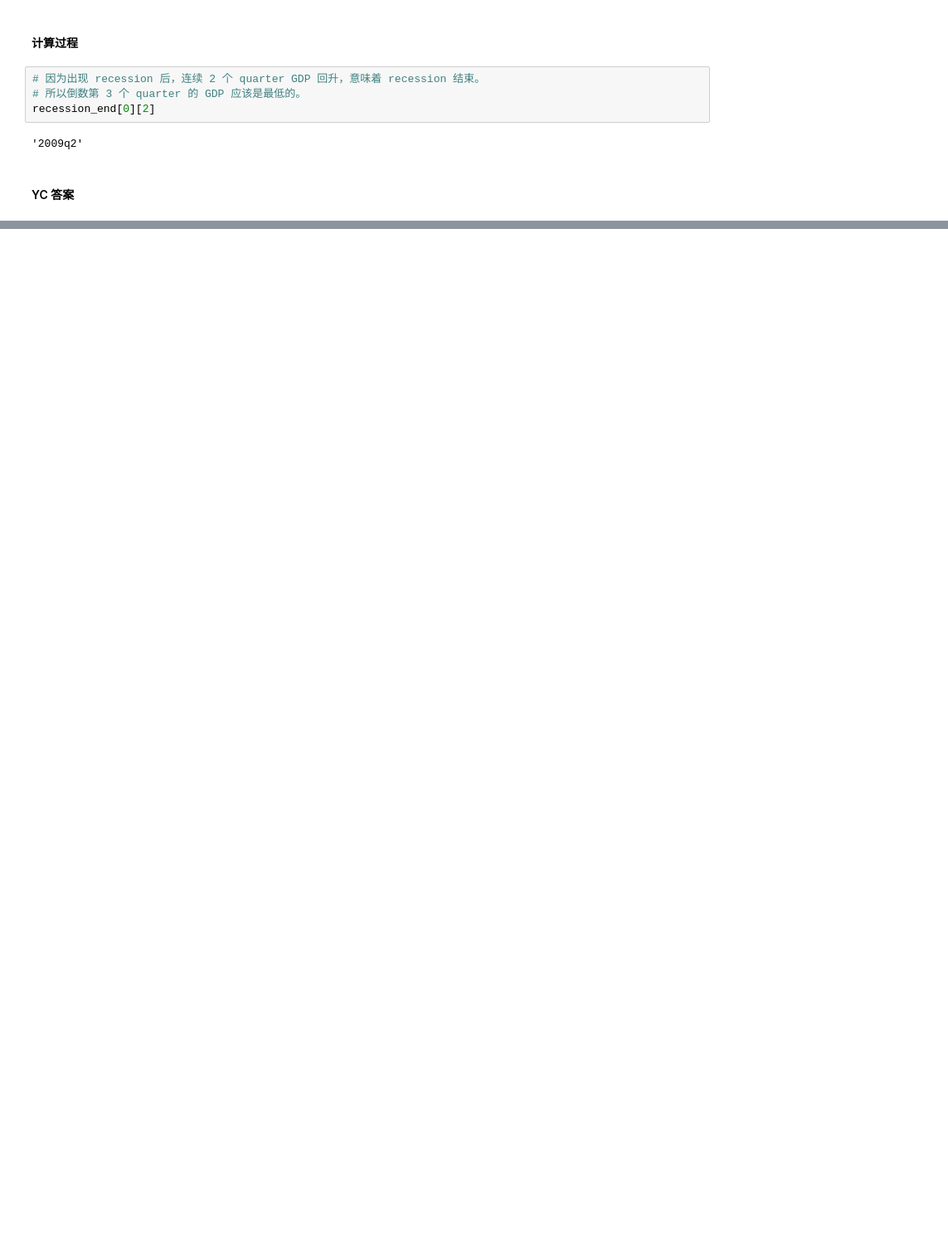
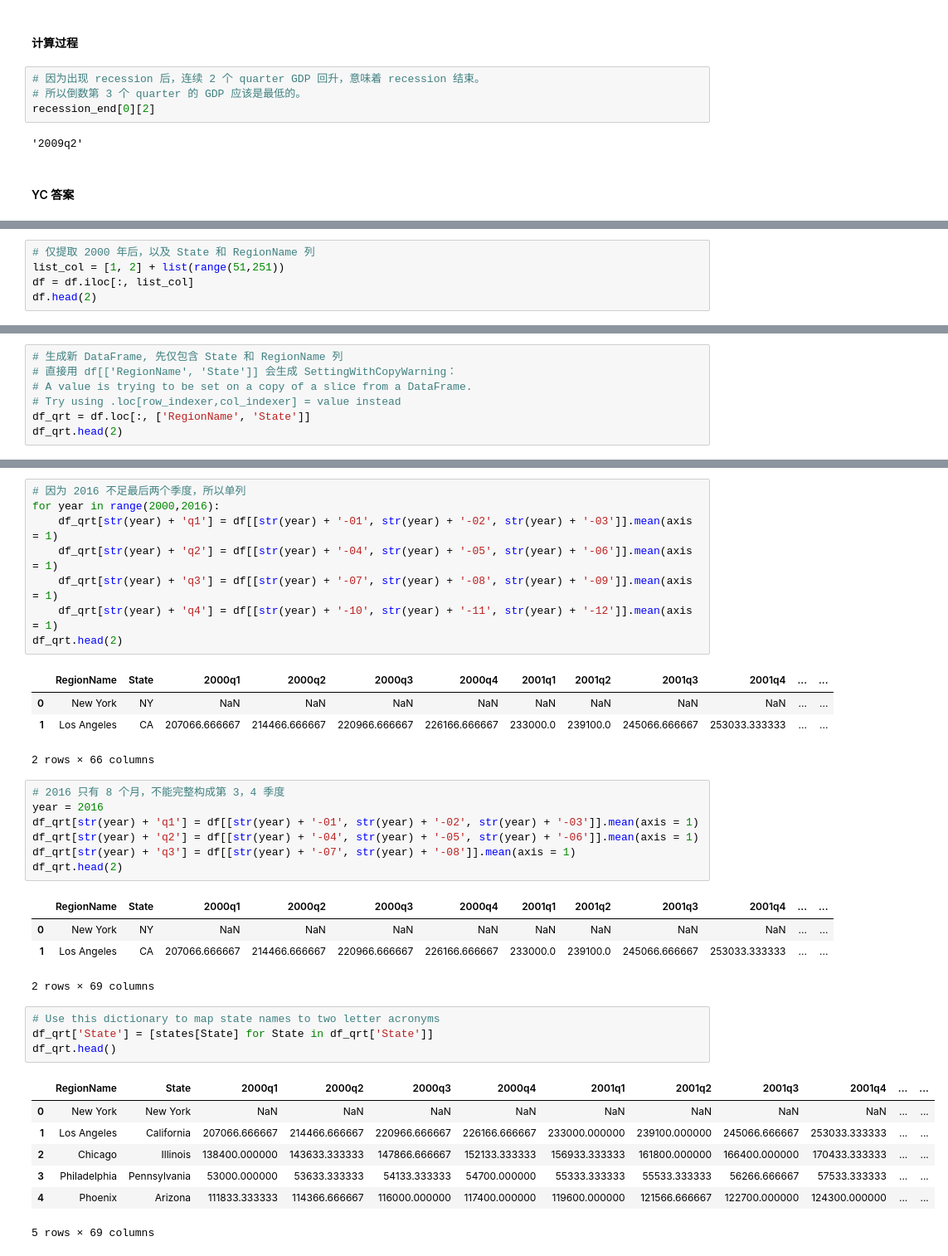
Before and after one commit to yunjcai/Applied-Data-Science-with-Python-Specialization, a Jupyter notebook: 1. Introduction to Data Science in Python/Week 4/Assignment+4.ipynb, the cells around one changed output, grey strips where cells are left out. Shown: that part at 83% size. Saved outputs shown, nothing was run; the diff lists cells and outputs as text; blank space fills up the shorter version.

```diff
--- a/1. Introduction to Data Science in Python/Week 4/Assignment+4.ipynb
+++ b/1. Introduction to Data Science in Python/Week 4/Assignment+4.ipynb
@@ -239,0 +265,5 @@ def convert_housing_data_to_quarters():
+# %%
+# 仅提取 2000 年后，以及 State 和 RegionName 列
+list_col = [1, 2] + list(range(51,251))
+df = df.iloc[:, list_col]
+df.head(2)
@@ -239,0 +275,7 @@ def convert_housing_data_to_quarters():
+# %%
+# 生成新 DataFrame, 先仅包含 State 和 RegionName 列
+# 直接用 df[['RegionName', 'State']] 会生成 SettingWithCopyWarning：
+# A value is trying to be set on a copy of a slice from a DataFrame.
+# Try using .loc[row_indexer,col_indexer] = value instead
+df_qrt = df.loc[:, ['RegionName', 'State']]
+df_qrt.head(2)
@@ -239,0 +286,37 @@ def convert_housing_data_to_quarters():
+# %%
+# 因为 2016 不足最后两个季度，所以单列
+for year in range(2000,2016):
+    df_qrt[str(year) + 'q1'] = df[[str(year) + '-01', str(year) + '-02', str(year) + '-03']].mean(axis = 1)
+    df_qrt[str(year) + 'q2'] = df[[str(year) + '-04', str(year) + '-05', str(year) + '-06']].mean(axis = 1)
+    df_qrt[str(year) + 'q3'] = df[[str(year) + '-07', str(year) + '-08', str(year) + '-09']].mean(axis = 1)
+    df_qrt[str(year) + 'q4'] = df[[str(year) + '-10', str(year) + '-11', str(year) + '-12']].mean(axis = 1)
+df_qrt.head(2)
+# %% [output]
+|  | RegionName | State | 2000q1 | 2000q2 | 2000q3 | 2000q4 | 2001q1 | 2001q2 | 2001q3 | 2001q4 | ... | ... |
+| 0 | New York | NY | NaN | NaN | NaN | NaN | NaN | NaN | NaN | NaN | ... | ... |
+| 1 | Los Angeles | CA | 207066.666667 | 214466.666667 | 220966.666667 | 226166.666667 | 233000.0 | 239100.0 | 245066.666667 | 253033.333333 | ... | ... |
+2 rows × 66 columns
+# %%
+# 2016 只有 8 个月，不能完整构成第 3，4 季度
+year = 2016
+df_qrt[str(year) + 'q1'] = df[[str(year) + '-01', str(year) + '-02', str(year) + '-03']].mean(axis = 1)
+df_qrt[str(year) + 'q2'] = df[[str(year) + '-04', str(year) + '-05', str(year) + '-06']].mean(axis = 1)
+df_qrt[str(year) + 'q3'] = df[[str(year) + '-07', str(year) + '-08']].mean(axis = 1)
+df_qrt.head(2)
+# %% [output]
+|  | RegionName | State | 2000q1 | 2000q2 | 2000q3 | 2000q4 | 2001q1 | 2001q2 | 2001q3 | 2001q4 | ... | ... |
+| 0 | New York | NY | NaN | NaN | NaN | NaN | NaN | NaN | NaN | NaN | ... | ... |
+| 1 | Los Angeles | CA | 207066.666667 | 214466.666667 | 220966.666667 | 226166.666667 | 233000.0 | 239100.0 | 245066.666667 | 253033.333333 | ... | ... |
+2 rows × 69 columns
+# %%
+# Use this dictionary to map state names to two letter acronyms
+df_qrt['State'] = [states[State] for State in df_qrt['State']]
+df_qrt.head()
+# %% [output]
+|  | RegionName | State | 2000q1 | 2000q2 | 2000q3 | 2000q4 | 2001q1 | 2001q2 | 2001q3 | 2001q4 | ... | ... |
+| 0 | New York | New York | NaN | NaN | NaN | NaN | NaN | NaN | NaN | NaN | ... | ... |
+| 1 | Los Angeles | California | 207066.666667 | 214466.666667 | 220966.666667 | 226166.666667 | 233000.000000 | 239100.000000 | 245066.666667 | 253033.333333 | ... | ... |
+| 2 | Chicago | Illinois | 138400.000000 | 143633.333333 | 147866.666667 | 152133.333333 | 156933.333333 | 161800.000000 | 166400.000000 | 170433.333333 | ... | ... |
+| 3 | Philadelphia | Pennsylvania | 53000.000000 | 53633.333333 | 54133.333333 | 54700.000000 | 55333.333333 | 55533.333333 | 56266.666667 | 57533.333333 | ... | ... |
+| 4 | Phoenix | Arizona | 111833.333333 | 114366.666667 | 116000.000000 | 117400.000000 | 119600.000000 | 121566.666667 | 122700.000000 | 124300.000000 | ... | ... |
+5 rows × 69 columns
```
Also changed, not shown: parts of 18 cells of this notebook.
